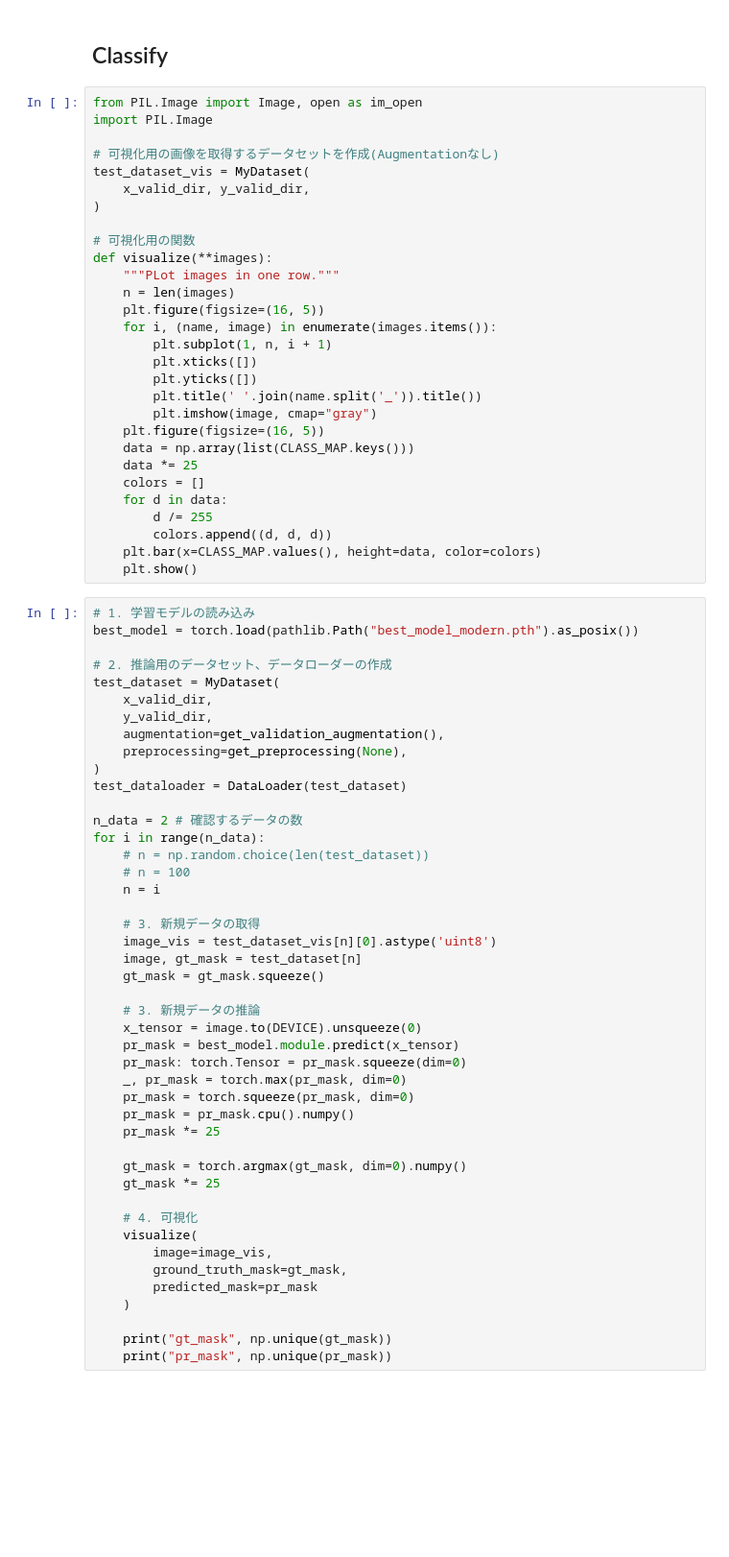
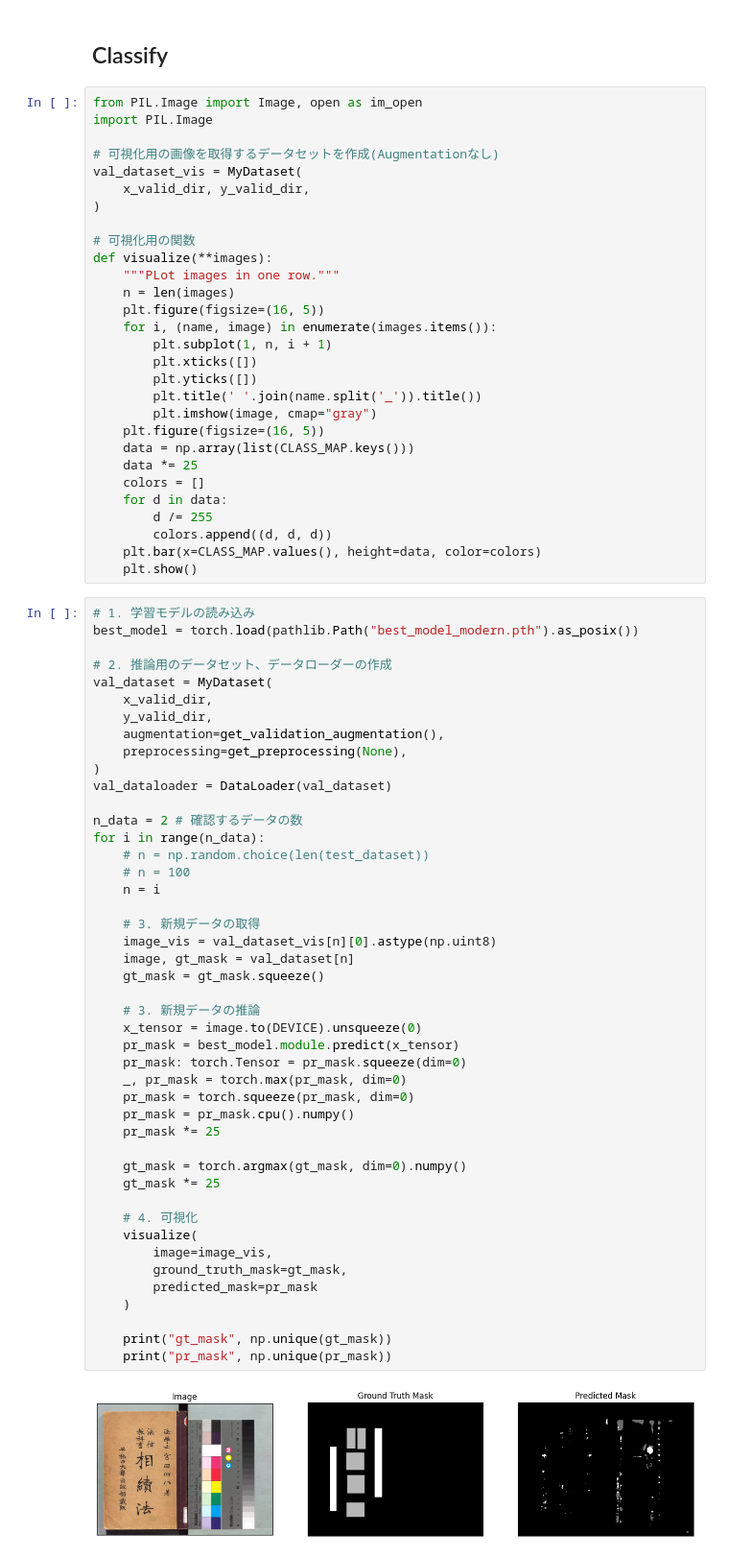
Before and after one commit to fummicc1/signate-262, a Jupyter notebook: segmentation_modern.ipynb, the cells around one changed output. Shown at 96% size. Saved outputs shown, nothing was run; the diff lists cells and outputs as text; blank space fills up the shorter version.

```diff
--- a/segmentation_modern.ipynb
+++ b/segmentation_modern.ipynb
@@ -233,7 +233,7 @@ from PIL.Image import Image, open as im_open
 import PIL.Image
 
 # 可視化用の画像を取得するデータセットを作成(Augmentationなし)
-test_dataset_vis = MyDataset(
+val_dataset_vis = MyDataset(
     x_valid_dir, y_valid_dir,
 )
 
@@ -262,43 +262,45 @@ def visualize(**images):
 best_model = torch.load(pathlib.Path("best_model_modern.pth").as_posix())
 
 # 2. 推論用のデータセット、データローダーの作成
-test_dataset = MyDataset(
+val_dataset = MyDataset(
     x_valid_dir,
     y_valid_dir,
     augmentation=get_validation_augmentation(),
     preprocessing=get_preprocessing(None),
 )
-test_dataloader = DataLoader(test_dataset)
+val_dataloader = DataLoader(val_dataset)
 
 n_data = 2 # 確認するデータの数
 for i in range(n_data):
     # n = np.random.choice(len(test_dataset))
     # n = 100
     n = i
 
     # 3. 新規データの取得
-    image_vis = test_dataset_vis[n][0].astype('uint8')
-    image, gt_mask = test_dataset[n]
+    image_vis = val_dataset_vis[n][0].astype(np.uint8)
+    image, gt_mask = val_dataset[n]
     gt_mask = gt_mask.squeeze()
 
     # 3. 新規データの推論
     x_tensor = image.to(DEVICE).unsqueeze(0)
     pr_mask = best_model.module.predict(x_tensor)
     pr_mask: torch.Tensor = pr_mask.squeeze(dim=0)
     _, pr_mask = torch.max(pr_mask, dim=0)
     pr_mask = torch.squeeze(pr_mask, dim=0)
     pr_mask = pr_mask.cpu().numpy()
     pr_mask *= 25
 
     gt_mask = torch.argmax(gt_mask, dim=0).numpy()
     gt_mask *= 25
 
     # 4. 可視化
     visualize(
         image=image_vis,
         ground_truth_mask=gt_mask,
         predicted_mask=pr_mask
     )
 
     print("gt_mask", np.unique(gt_mask))
     print("pr_mask", np.unique(pr_mask))
+# %% [output]
+[figure, added]
```
Also changed, not shown: parts of 4 cells of this notebook, 3 other files.
